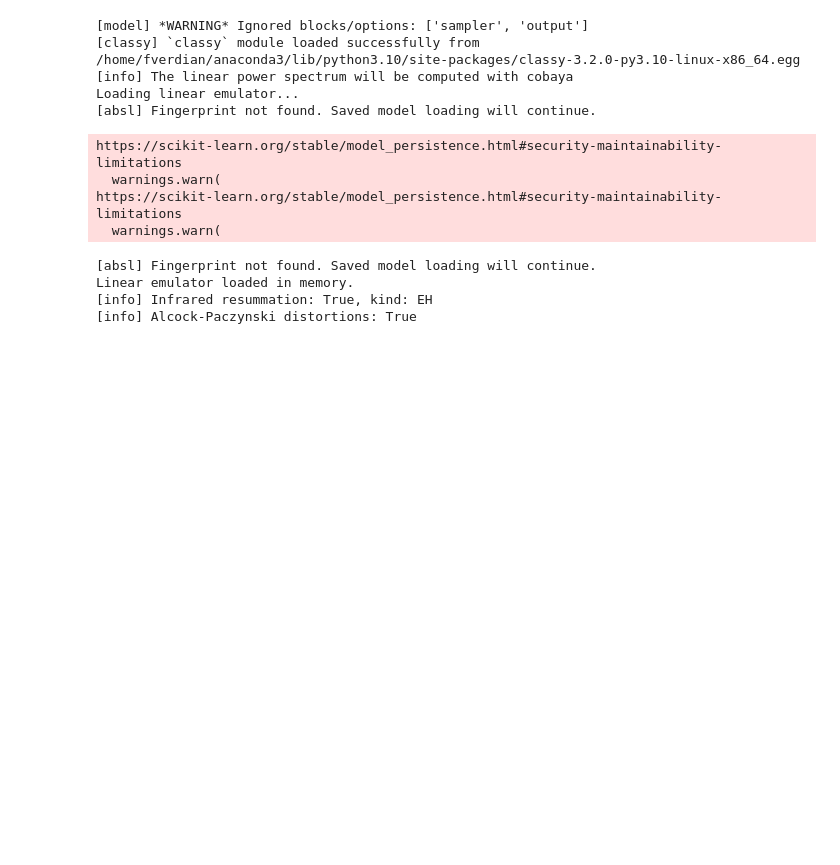
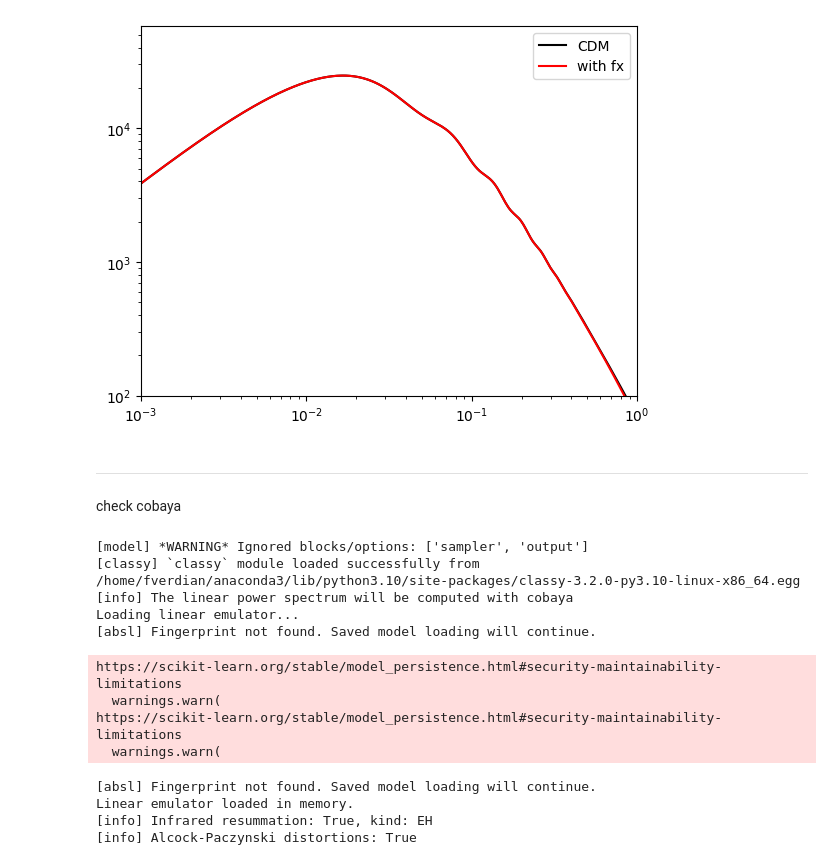
Before and after one commit to fverd/cobaya, a Jupyter notebook: FRA/test-class-Pk.ipynb, the cells around one changed output. Drawn from its saved outputs; the diff is of its cells as text; code cells hidden in the pictures; blank space fills up the shorter version.

```diff
--- a/FRA/test-class-Pk.ipynb
+++ b/FRA/test-class-Pk.ipynb
@@ -6,3 +55,19 @@ import numpy as np
+# %%
+%matplotlib inline
+# plt.loglog(kcut,PL_class, label='cobaya')
+# plt.loglog(kL,Pk_cb_class, label='class')
+plt.loglog(kk_cdm,Pkatk_cdm[:,-1]*h**3, 'k', label='CDM')
+plt.loglog(kk_fx,Pkatk_fx[:,-1]*h**3,'r', label='with fx')
+
+plt.xlim([1.e-3,1])
+plt.ylim([1.e2,None])
+plt.legend()
+plt.show()
+# %% [output]
+[figure, added]
+# %% [markdown]
+----
+check cobaya
 # %%
 info_from_yaml = yaml_load_file("/home/fverdian/cobaya/FRA-params/pbj_boss_class.yaml")
 info_from_yaml['likelihood']['pbjboss']['python_path']='/home/fverdian/cobaya/pbj4cobaya/'
```
Also changed, not shown: parts of 4 cells of this notebook, 9 other files.
